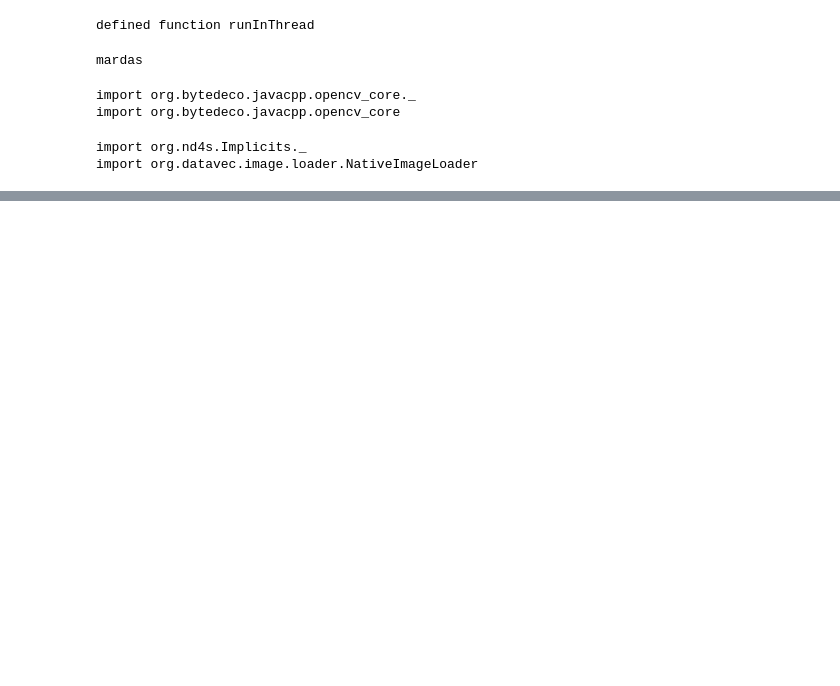
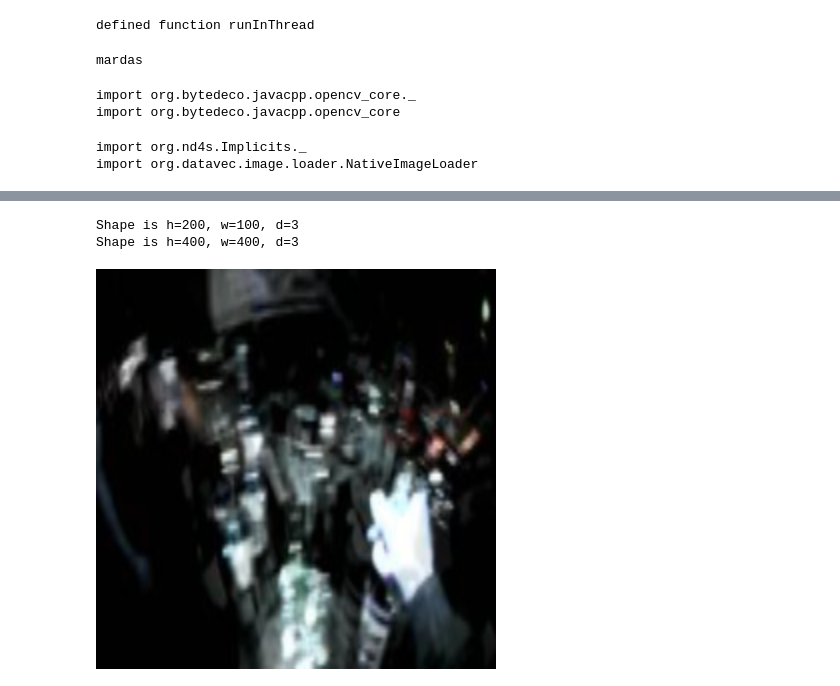
Before and after one commit to rasoolianbehnam/ED, a Jupyter notebook: drafts/jupyter_spark/Untitled6.ipynb, the cells around one changed output, grey strips where cells are left out. Cells and saved outputs as stored; diff of their text form; code cells hidden in the pictures; blank space fills up the shorter version.

```diff
--- a/drafts/jupyter_spark/Untitled6.ipynb
+++ b/drafts/jupyter_spark/Untitled6.ipynb
@@ -94,3 +246,9 @@ res29: Array[Int] = Array(100, 200)
+# %%
+cv2.imshow(image.asMat, (400, 400))
+# %% [output]
+Shape is h=200, w=100, d=3
+Shape is h=400, w=400, d=3
+[figure, added]
 # %%
 val indices = new Mat()
 val mat = loader.asMat(image)
```
Also changed, not shown: parts of 20 cells of this notebook, 7 other files.
